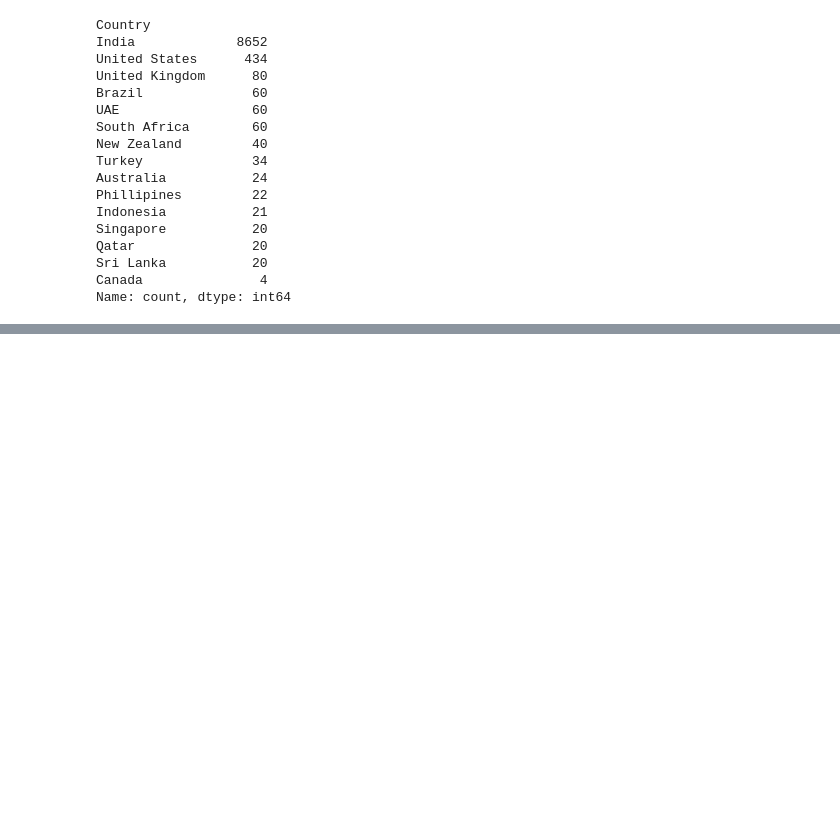
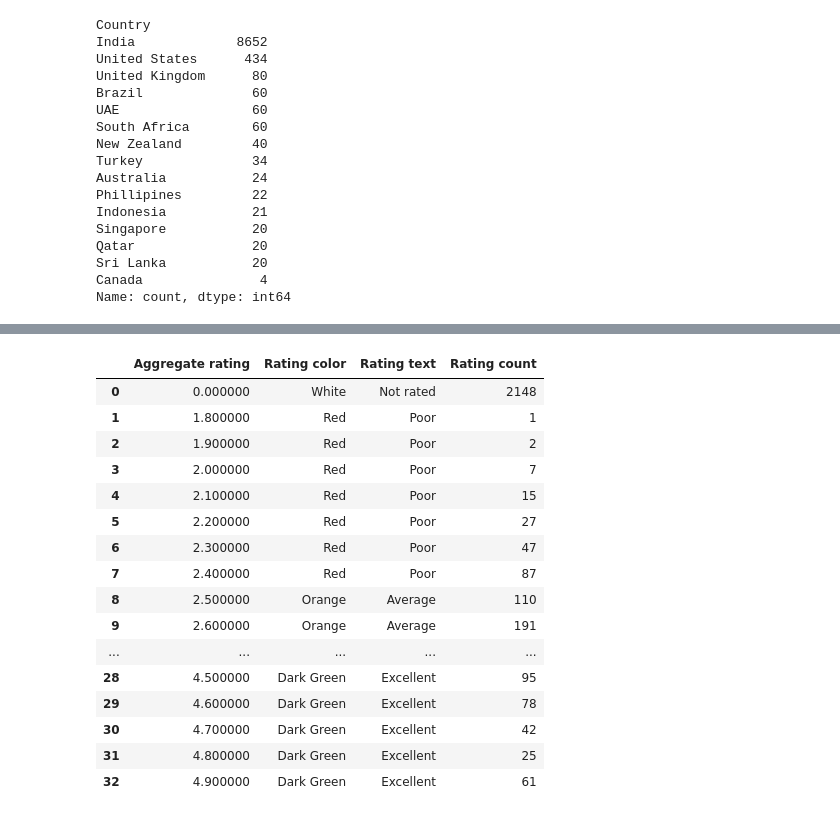
Before and after one commit to FasilHameed/Zomato-EDA-PROJECT, a Jupyter notebook: Project File.ipynb, the cells around one changed output, grey strips where cells are left out. Drawn from its saved outputs; the diff is of its cells as text; code cells hidden in the pictures; blank space fills up the shorter version.

```diff
--- a/Project File.ipynb
+++ b/Project File.ipynb
@@ -227,0 +235,21 @@ plt.pie(country_values[:3],labels=country_names[:3],autopct='%1.2f%%')
+# %%
+# Ratings
+rating.style.background_gradient(cmap='Greens')
+# %% [output]
+|  | Aggregate rating | Rating color | Rating text | Rating count |
+| 0 | 0.000000 | White | Not rated | 2148 |
+| 1 | 1.800000 | Red | Poor | 1 |
+| 2 | 1.900000 | Red | Poor | 2 |
+| 3 | 2.000000 | Red | Poor | 7 |
+| 4 | 2.100000 | Red | Poor | 15 |
+| 5 | 2.200000 | Red | Poor | 27 |
+| 6 | 2.300000 | Red | Poor | 47 |
+| 7 | 2.400000 | Red | Poor | 87 |
+| 8 | 2.500000 | Orange | Average | 110 |
+| 9 | 2.600000 | Orange | Average | 191 |
+| ... | ... | ... | ... | ... |
+| 28 | 4.500000 | Dark Green | Excellent | 95 |
+| 29 | 4.600000 | Dark Green | Excellent | 78 |
+| 30 | 4.700000 | Dark Green | Excellent | 42 |
+| 31 | 4.800000 | Dark Green | Excellent | 25 |
+| 32 | 4.900000 | Dark Green | Excellent | 61 |
```
Also changed, not shown: parts of 11 cells of this notebook.
